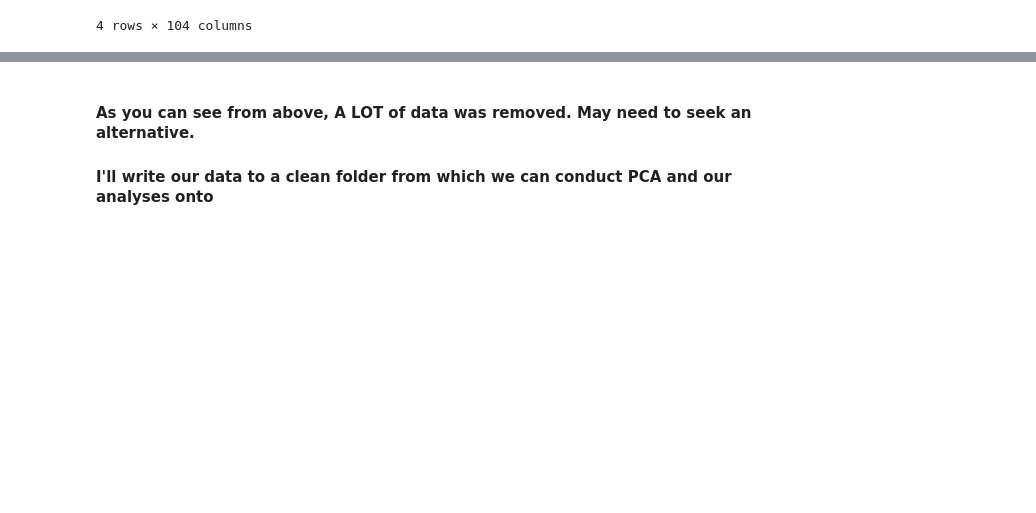
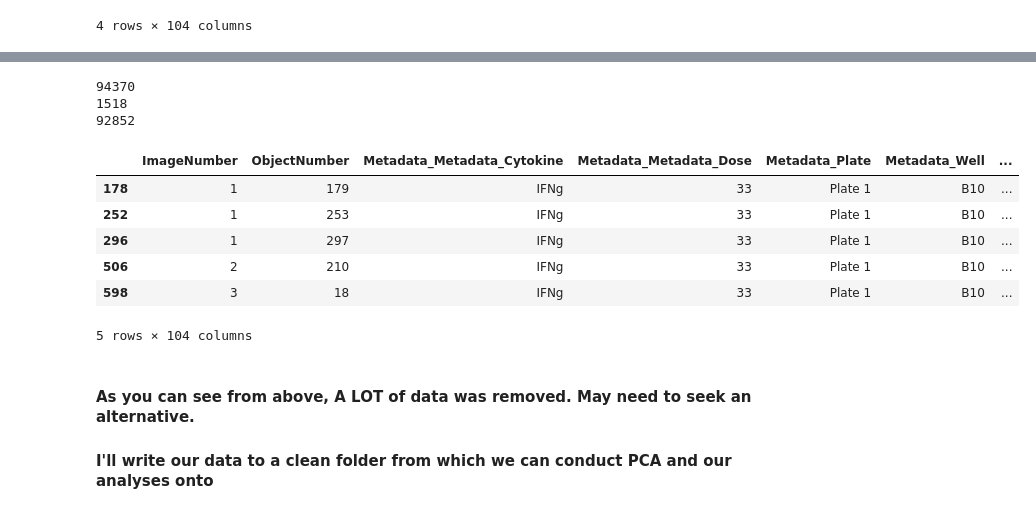
Before and after one commit to hww1999/HTI, a Jupyter notebook: Preprocessing/data_cleaning.ipynb, the cells around one changed output, grey strips where cells are left out. Drawn from its saved outputs; the diff is of its cells as text; code cells hidden in the pictures; blank space fills up the shorter version.

```diff
--- a/Preprocessing/data_cleaning.ipynb
+++ b/Preprocessing/data_cleaning.ipynb
@@ -315,3 +367,21 @@ outliers.head()
+# %%
+outliers, real_data = outlier_detection(cell_data, 4, 0.1) # at 4 SD and at a threshold 10% of features
+
+print(len(cell_data))
+print(len(outliers))
+print(len(real_data))
+outliers.head()
+# %% [output]
+94370
+1518
+92852
+|  | ImageNumber | ObjectNumber | Metadata_Metadata_Cytokine | Metadata_Metadata_Dose | Metadata_Plate | Metadata_Well | ... |
+| 178 | 1 | 179 | IFNg | 33 | Plate 1 | B10 | ... |
+| 252 | 1 | 253 | IFNg | 33 | Plate 1 | B10 | ... |
+| 296 | 1 | 297 | IFNg | 33 | Plate 1 | B10 | ... |
+| 506 | 2 | 210 | IFNg | 33 | Plate 1 | B10 | ... |
+| 598 | 3 | 18 | IFNg | 33 | Plate 1 | B10 | ... |
+5 rows × 104 columns
 # %% [markdown]
 #### As you can see from above, A LOT of data was removed. May need to seek an alternative.
 
```
Also changed, not shown: parts of 12 cells of this notebook.
